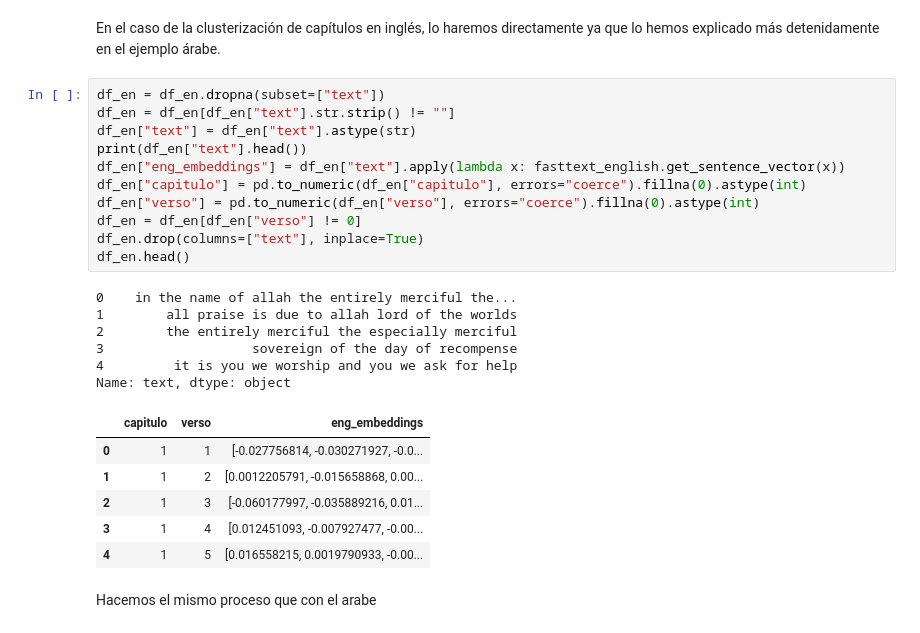
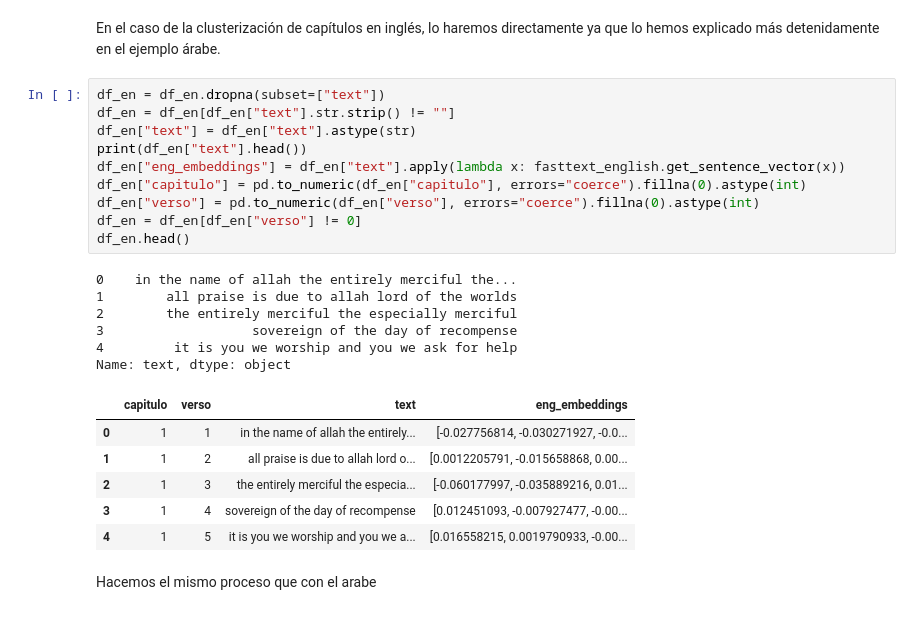
Before and after one commit to UnaiOlaiz/NLP-Group-Project, a Jupyter notebook: src/Generador de Topics + Clustering.ipynb, the cells around one changed output. Drawn from its saved outputs; the diff is of its cells as text.

```diff
--- a/src/Generador de Topics + Clustering.ipynb
+++ b/src/Generador de Topics + Clustering.ipynb
@@ -190,27 +190,26 @@ En el caso de la clusterización de capítulos en inglés, lo haremos directamen
 # %%
 df_en = df_en.dropna(subset=["text"])
 df_en = df_en[df_en["text"].str.strip() != ""]
 df_en["text"] = df_en["text"].astype(str)
 print(df_en["text"].head())
 df_en["eng_embeddings"] = df_en["text"].apply(lambda x: fasttext_english.get_sentence_vector(x))
 df_en["capitulo"] = pd.to_numeric(df_en["capitulo"], errors="coerce").fillna(0).astype(int)
 df_en["verso"] = pd.to_numeric(df_en["verso"], errors="coerce").fillna(0).astype(int)
 df_en = df_en[df_en["verso"] != 0]
-df_en.drop(columns=["text"], inplace=True)
 df_en.head()
 # %% [output]
 0    in the name of allah the entirely merciful the...
 1        all praise is due to allah lord of the worlds
 2        the entirely merciful the especially merciful
 3                   sovereign of the day of recompense
 4         it is you we worship and you we ask for help
 Name: text, dtype: object
-|  | capitulo | verso | eng_embeddings |
-| 0 | 1 | 1 | [-0.027756814, -0.030271927, -0.0... |
-| 1 | 1 | 2 | [0.0012205791, -0.015658868, 0.00... |
-| 2 | 1 | 3 | [-0.060177997, -0.035889216, 0.01... |
-| 3 | 1 | 4 | [0.012451093, -0.007927477, -0.00... |
-| 4 | 1 | 5 | [0.016558215, 0.0019790933, -0.00... |
+|  | capitulo | verso | text | eng_embeddings |
+| 0 | 1 | 1 | in the name of allah the entirely... | [-0.027756814, -0.030271927, -0.0... |
+| 1 | 1 | 2 | all praise is due to allah lord o... | [0.0012205791, -0.015658868, 0.00... |
+| 2 | 1 | 3 | the entirely merciful the especia... | [-0.060177997, -0.035889216, 0.01... |
+| 3 | 1 | 4 | sovereign of the day of recompense | [0.012451093, -0.007927477, -0.00... |
+| 4 | 1 | 5 | it is you we worship and you we a... | [0.016558215, 0.0019790933, -0.00... |
 # %% [markdown]
 Hacemos el mismo proceso que con el arabe
 # %%
```
Also changed, not shown: parts of 26 cells of this notebook, 1 other file.
